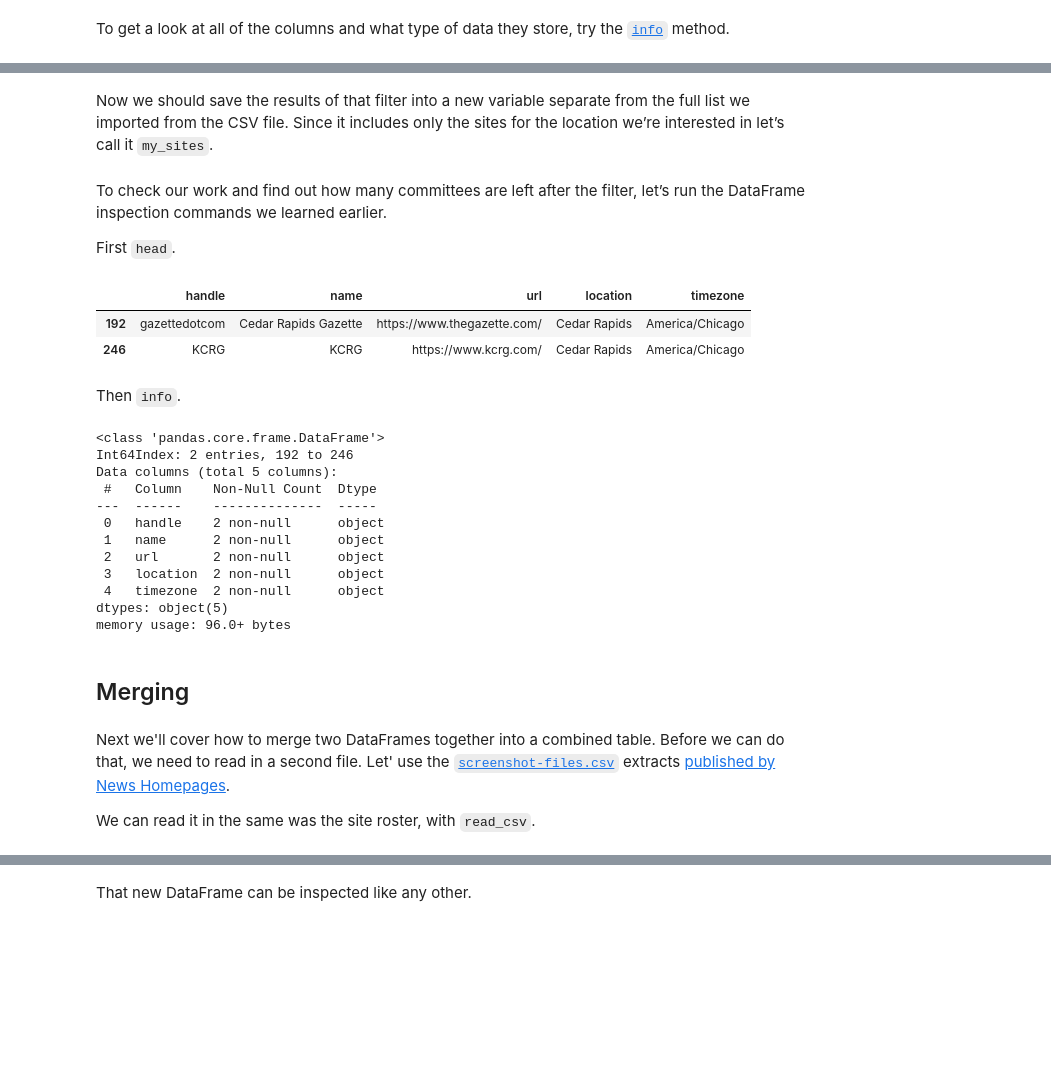
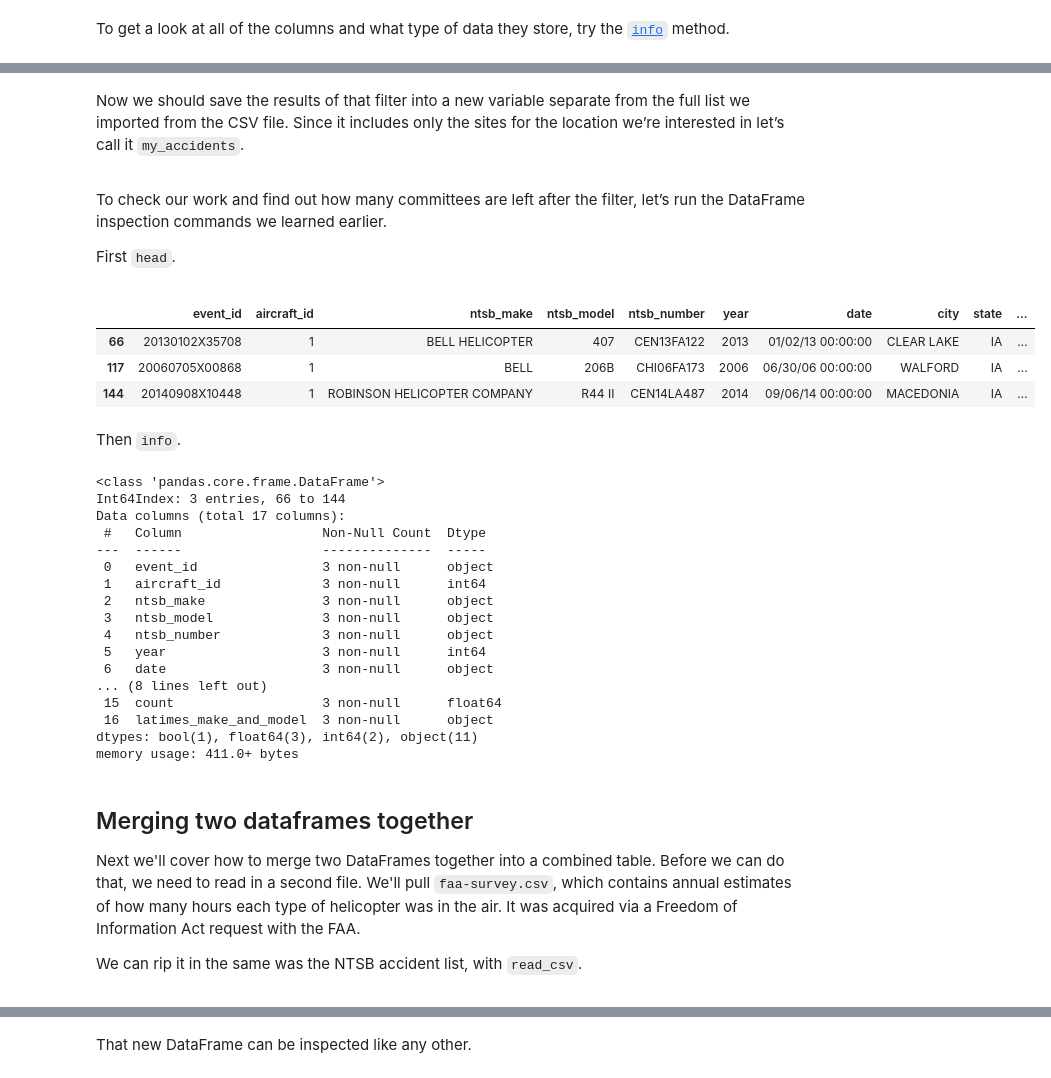
Before and after one commit to palewire/first-python-notebook, a Jupyter notebook: jupyterlite/fast-python-notebook/notebook.ipynb, the cells around one changed output, grey strips where cells are left out. Drawn from its saved outputs; the diff is of its cells as text; code cells hidden in the pictures; blank space fills up the shorter version.

```diff
--- a/jupyterlite/fast-python-notebook/notebook.ipynb
+++ b/jupyterlite/fast-python-notebook/notebook.ipynb
@@ -261,3 +278,3 @@ In order to do more with your DataFrame, we need to store it so it can be reused
 # %%
-site_list = pd.read_csv("https://raw.githubusercontent.com/palewire/news-homepages/main/extracts/csv/sites.csv")
+accident_list = pd.read_csv("ntsb-accidents.csv")
 # %% [markdown]
@@ -382,3 +446,3 @@ Let's try filtering against the `location` field. Save one of the values listed
 # %%
-my_location = "Cedar Rapids"
+my_state = "IA"
 # %% [markdown]
@@ -394,38 +461,56 @@ Run it and it outputs the filtered dataset, just those sites located in Cedar Ra
 # %% [markdown]
-Now we should save the results of that filter into a new variable separate from the full list we imported from the CSV file. Since it includes only the sites for the location we’re interested in let’s call it `my_sites`.
+<div style="max-width: 640px;">
+
+Now we should save the results of that filter into a new variable separate from the full list we imported from the CSV file. Since it includes only the sites for the location we’re interested in let’s call it `my_accidents`.
+
+</div>
 # %%
-my_sites = site_list[site_list.location == my_location]
+my_accidents = accident_list[accident_list.state == my_state]
 # %% [markdown]
+<div style="max-width: 640px;">
+
 To check our work and find out how many committees are left after the filter, let’s run the DataFrame inspection commands we learned earlier.
 
 First `head`.
+
+</div>
 # %%
-my_sites.head()
+my_accidents.head()
 # %% [output]
-|  | handle | name | url | location | timezone |
-| 192 | gazettedotcom | Cedar Rapids Gazette | https://www.thegazette.com/ | Cedar Rapids | America/Chicago |
-| 246 | KCRG | KCRG | https://www.kcrg.com/ | Cedar Rapids | America/Chicago |
+|  | event_id | aircraft_id | ntsb_make | ntsb_model | ntsb_number | year | date | city | state | ... |
+| 66 | 20130102X35708 | 1 | BELL HELICOPTER | 407 | CEN13FA122 | 2013 | 01/02/13 00:00:00 | CLEAR LAKE | IA | ... |
+| 117 | 20060705X00868 | 1 | BELL | 206B | CHI06FA173 | 2006 | 06/30/06 00:00:00 | WALFORD | IA | ... |
+| 144 | 20140908X10448 | 1 | ROBINSON HELICOPTER COMPANY | R44 II | CEN14LA487 | 2014 | 09/06/14 00:00:00 | MACEDONIA | IA | ... |
 # %% [markdown]
 Then `info`.
 # %%
-my_sites.info()
+my_accidents.info()
 # %% [output]
 <class 'pandas.core.frame.DataFrame'>
-Int64Index: 2 entries, 192 to 246
-Data columns (total 5 columns):
- #   Column    Non-Null Count  Dtype
----  ------    --------------  -----
- 0   handle    2 non-null      object
- 1   name      2 non-null      object
- 2   url       2 non-null      object
- 3   location  2 non-null      object
- 4   timezone  2 non-null      object
-dtypes: object(5)
-memory usage: 96.0+ bytes
+Int64Index: 3 entries, 66 to 144
+Data columns (total 17 columns):
+ #   Column                  Non-Null Count  Dtype
+---  ------                  --------------  -----
+ 0   event_id                3 non-null      object
+ 1   aircraft_id             3 non-null      int64
+ 2   ntsb_make               3 non-null      object
+ 3   ntsb_model              3 non-null      object
+ 4   ntsb_number             3 non-null      object
+ 5   year                    3 non-null      int64
+ 6   date                    3 non-null      object
+... (8 lines left out)
+ 15  count                   3 non-null      float64
+ 16  latimes_make_and_model  3 non-null      object
+dtypes: bool(1), float64(3), int64(2), object(11)
+memory usage: 411.0+ bytes
-# %% [markdown]
-## Merging
 # %% [markdown]
-Next we'll cover how to merge two DataFrames together into a combined table. Before we can do that, we need to read in a second file. Let' use the [`screenshot-files.csv`](https://palewi.re/docs/news-homepages/extracts.html#screenshot-files-csv) extracts [published by News Homepages](https://palewi.re/docs/news-homepages/extracts.html#screenshot-files-csv).
+## Merging two dataframes together
 
-We can read it in the same was the site roster, with `read_csv`.
+<div style="max-width: 640px;">
+
+Next we'll cover how to merge two DataFrames together into a combined table. Before we can do that, we need to read in a second file. We'll pull `faa-survey.csv`, which contains annual estimates of how many hours each type of helicopter was in the air. It was acquired via a Freedom of Information Act request with the FAA.
+
+We can rip it in the same was the NTSB accident list, with `read_csv`.
+
+</div>
 # %%
```
Also changed, not shown: parts of 45 cells of this notebook, 5 other files.
